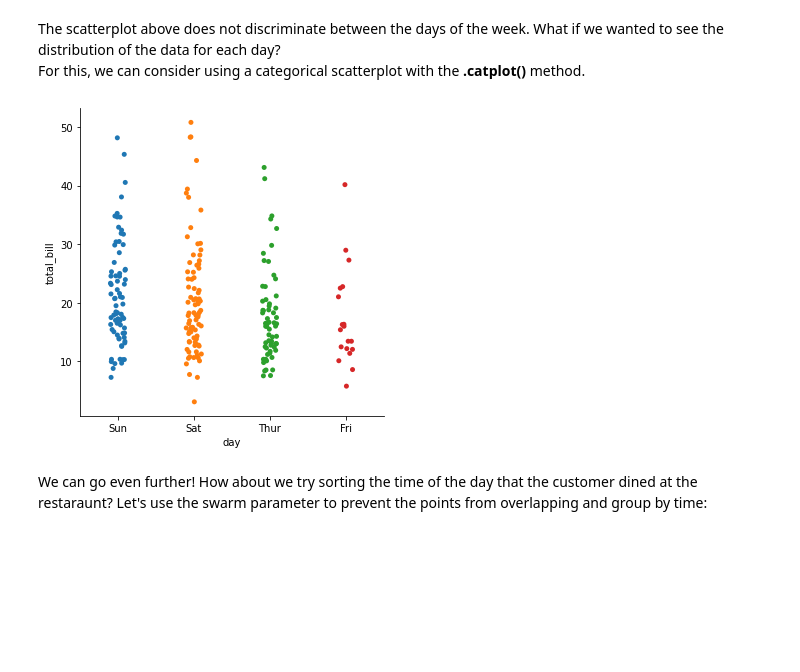
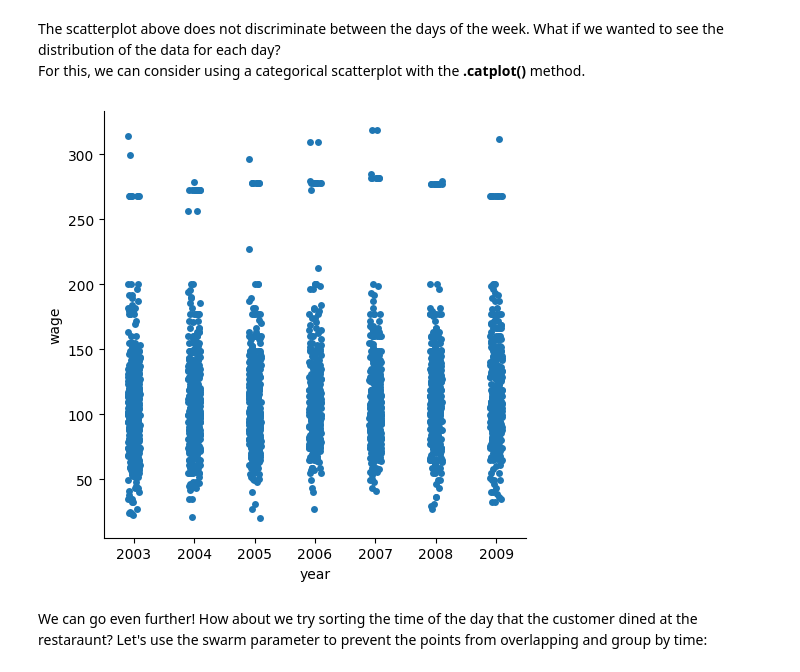
Before and after one commit to pawelplaszczyca/Fundamentals-of-Machine-Learning, a Jupyter notebook: ex0 - numpy, pandas, matplotlib.ipynb, the cells around one changed output. Saved outputs shown, nothing was run; the diff lists cells and outputs as text; code cells hidden in the pictures; blank space fills up the shorter version.

```diff
--- a/ex0 - numpy, pandas, matplotlib.ipynb
+++ b/ex0 - numpy, pandas, matplotlib.ipynb
@@ -688,6 +700,6 @@ import seaborn as sns
 Let's import a csv file - comma-seperated values - that details the total bill costs and the tips. We'll run a scatterplot on this data:
 # %%
 # Run this code to import the data and read it in using 'pd.read_csv('file')'
-tips = pd.read_csv('C:/Users/eagle/OneDrive/Lumiere/AI Program/data/tips.csv')
-ax = sns.scatterplot(x="total_bill", y="tip", data=tips) #plotting it
+tips = pd.read_csv('Wage.csv')
+ax = sns.scatterplot(x="year", y="wage", data=tips) #plotting it
 # %% [output]
@@ -697,9 +709,9 @@ The scatterplot above does not discriminate between the days of the week. What i
 <br>
 For this, we can consider using a categorical scatterplot with the **.catplot()** method.
 # %%
-sns.catplot(x="day", y="total_bill", data=tips);
+sns.catplot(x="year", y="wage", data=tips);
 # %% [output]
-[figure, old version]
+[figure, new version]
 # %% [markdown]
 We can go even further! How about we try sorting the time of the day that the customer dined at the restaraunt? Let's use the swarm parameter to prevent the points from overlapping and group by time:
 # %%
```
Also changed, not shown: parts of 8 cells of this notebook.
